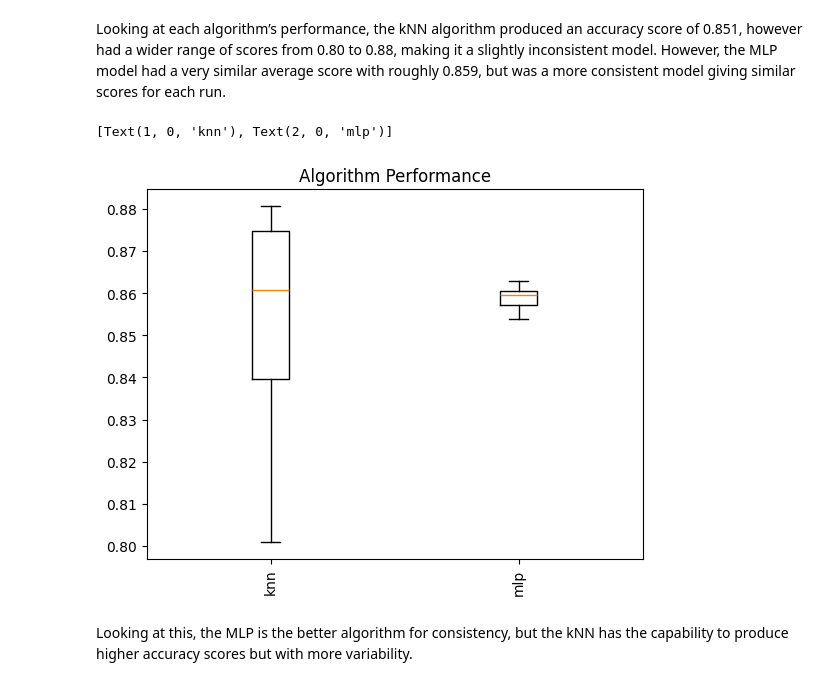
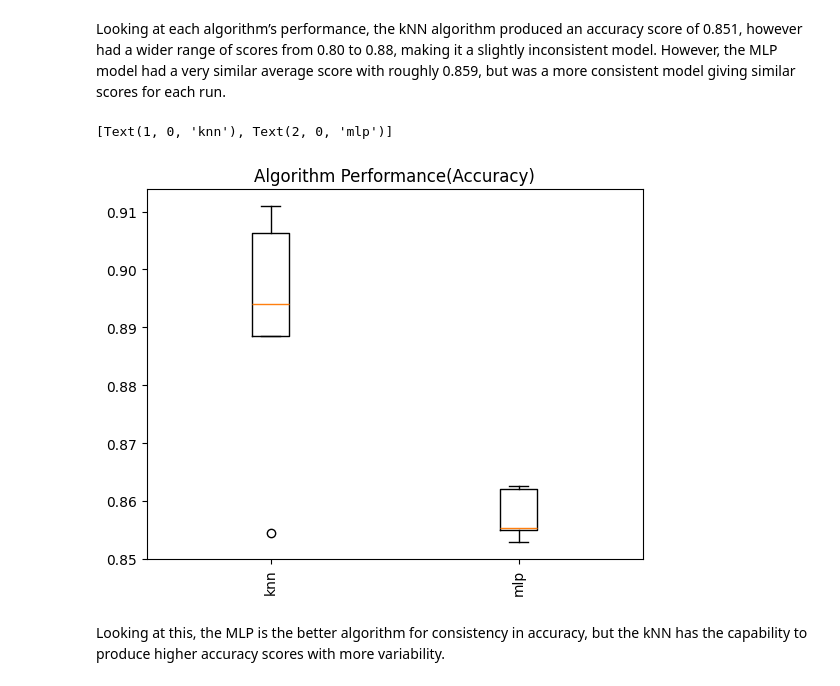
Before and after one commit to KieranDingwall/Natural-Language-Processing-Coursework---Kieran-Dingwall, a Jupyter notebook: NLP_Coursework_V2_(Colab_Version).ipynb, the cells around one changed output. Drawn from its saved outputs; the diff is of its cells as text; code cells hidden in the pictures.

```diff
--- a/NLP_Coursework_V2_(Colab_Version).ipynb
+++ b/NLP_Coursework_V2_(Colab_Version).ipynb
@@ -153,10 +197,10 @@ kNN is an algorithm used for text classification and works on a similarity based
 # %%
-# Testing with K-Nearest Neighbour in a pipeline
+# Testing with K-Nearest Neighbour in a pipeline (Quicker version)
 
 # SKLearn Imports
 from sklearn.model_selection import StratifiedKFold
 from sklearn.neighbors import KNeighborsClassifier
-from sklearn.metrics import accuracy_score
+from sklearn.metrics import accuracy_score, f1_score
 from sklearn.pipeline import Pipeline
 from sklearn.feature_extraction.text import CountVectorizer
 from sklearn.feature_extraction.text import TfidfTransformer
@@ -164,6 +208,7 @@ from sklearn.svm import SVC
 from sklearn.preprocessing import FunctionTransformer
 
 knn_acc_score = []
+knn_f1_score = []
 
 # Creates a FunctionTransformer for the prep function
 prep_transformer = FunctionTransformer(prep, validate=False)
@@ -171,17 +216,21 @@ prep_transformer = FunctionTransformer(prep, validate=False)
 pipeline = Pipeline([
   ('prep', prep_transformer),
   ('rep', TfidfVectorizer()),
-  ('mod', KNeighborsClassifier(n_neighbors=5))
+  ('mod', KNeighborsClassifier(n_neighbors=9, weights='distance', metric='cosine'))
 ])
 
 kf = StratifiedKFold(n_splits=5)
+
 for train, test in kf.split(x,y):
   x_train, x_test, y_train, y_test = x[train], x[test], y[train], y[test]
 
   pipeline.fit(x_train, y_train)
   predictions = pipeline.predict(x_test)
   acc = accuracy_score(predictions, y_test)
+  f1 = f1_score(y_test, predictions, average='macro')
   knn_acc_score.append(acc)
+  knn_f1_score.append(f1)
 
 print("Accuracy:", np.mean(knn_acc_score))
+print("F1 Score:", np.mean(knn_f1_score))
 # %% [output]
@@ -202,7 +252,7 @@ from keras.utils import to_categorical
 # SKLearn Imports
 from sklearn.model_selection import StratifiedKFold
 from sklearn.neighbors import KNeighborsClassifier
-from sklearn.metrics import accuracy_score
+from sklearn.metrics import accuracy_score, f1_score
 from sklearn.pipeline import Pipeline
 from sklearn.feature_extraction.text import CountVectorizer
 from sklearn.feature_extraction.text import TfidfTransformer
@@ -220,20 +270,28 @@ kf = StratifiedKFold(n_splits=5, shuffle=True)
 xnp = np.array(x) #convert to numpy to standardise the arrays for the split
 ynp = np.array(y)
 
-# Initialize mlp_acc_score list if it's not already
-if 'mlp_acc_score' not in locals():
-    mlp_acc_score = []
+# Define NUM_CLASSES and label_to_int mapping
+unique_labels = np.unique(ynp)
+NUM_CLASSES = len(unique_labels)
+label_to_int = {label: i for i, label in enumerate(unique_labels)}
+
+# Define TFIDF_MAX_FEATURES
+TFIDF_MAX_FEATURES = tfidf_base.max_features
+
+mlp_acc_score = []
+mlp_f1_score = []
 
 for train, test in kf.split(xnp,ynp):
   x_train, x_test, y_train, y_test = xnp[train], xnp[test], ynp[train], ynp[test]
 
-  x_train = prep(x_train) #we preprocess our train and test datasets
+  # preprocess our train and test datasets
+  x_train = prep(x_train)
   x_test = prep(x_test)
 
   # Instantiate TfidfVectorizer for each fold to prevent data leakage
   tfidf_vectorizer = tfidf_base
   x_train = tfidf_vectorizer.fit_transform(x_train)
-  x_train = x_train.todense() #by default, tfidf will output a sparse matris to conserve memory. This is incompatible with our deep learner
+  x_train = x_train.todense()
   x_test = tfidf_vectorizer.transform(x_test)
   x_test = x_test.todense()
 
@@ -253,8 +311,16 @@ for train, test in kf.split(xnp,ynp):
   test_results = model.evaluate(x_test, y_test_one_hot, verbose=1)
   print(f'Test results - Loss: {test_results[0]} - Accuracy: {test_results[1]}%')
 
+  # Predict F1
+  y_pred_probs = model.predict(x_test)
+  y_pred_labels = np.argmax(y_pred_probs, axis=1)
+
+  f1 = f1_score(y_test_encoded, y_pred_labels, average='macro')
+
   mlp_acc_score.append(test_results[1])
+  mlp_f1_score.append(f1)
 
 print("Accuracy:", np.mean(mlp_acc_score))
+print("F1 Score:", np.mean(mlp_f1_score))
 # %% [output]
 Epoch 1/10
@@ -281,16 +415,16 @@ Looking at each algorithm’s performance, the kNN algorithm produced an accurac
 # %%
 import matplotlib as plt
 
 model_comp = []
 model_comp.append(knn_acc_score)
 model_comp.append(mlp_acc_score)
 
 fig, ax2 = plt.pyplot.subplots()
-ax2.set_title('Algorithm Performance')
+ax2.set_title('Algorithm Performance(Accuracy)')
 ax2.boxplot(model_comp)
 ax2.set_xticklabels(['knn', 'mlp'], rotation='vertical')
 # %% [output]
 [Text(1, 0, 'knn'), Text(2, 0, 'mlp')]
-[figure, old version]
+[figure, new version]
 # %% [markdown]
-Looking at this, the MLP is the better algorithm for consistency, but the kNN has the capability to produce higher accuracy scores but with more variability.
+Looking at this, the MLP is the better algorithm for consistency in accuracy, but the kNN has the capability to produce higher accuracy scores with more variability.
```
Also changed, not shown: parts of 16 cells of this notebook.
